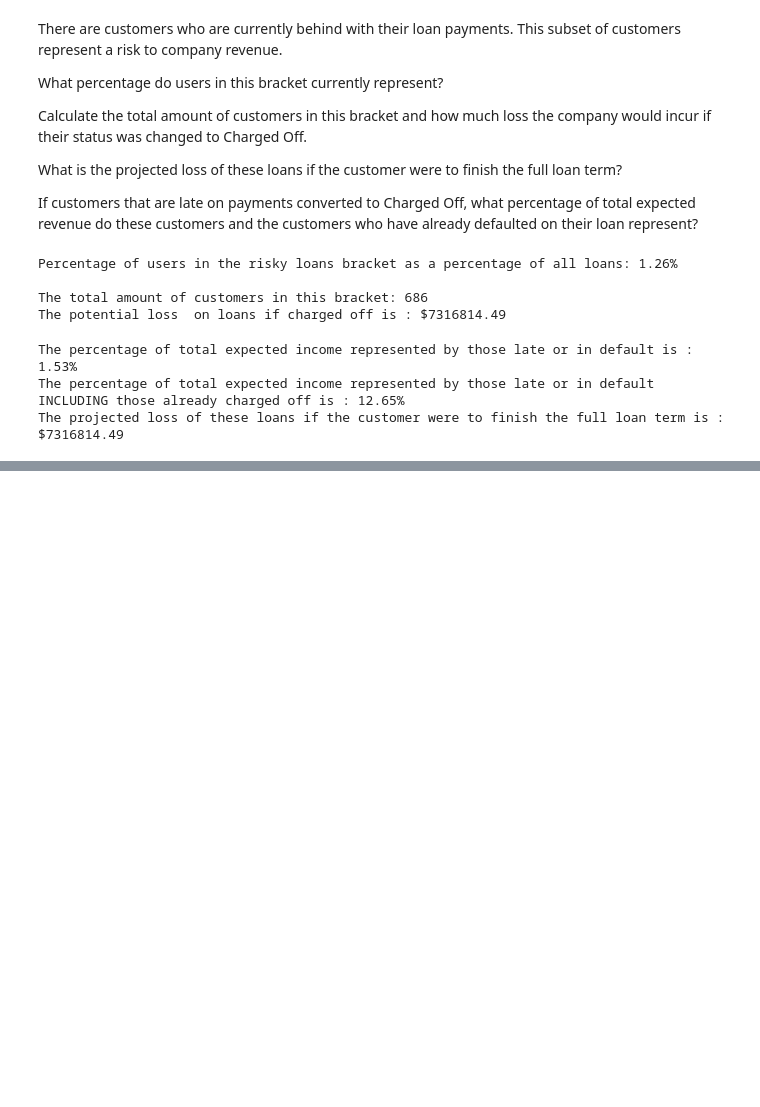
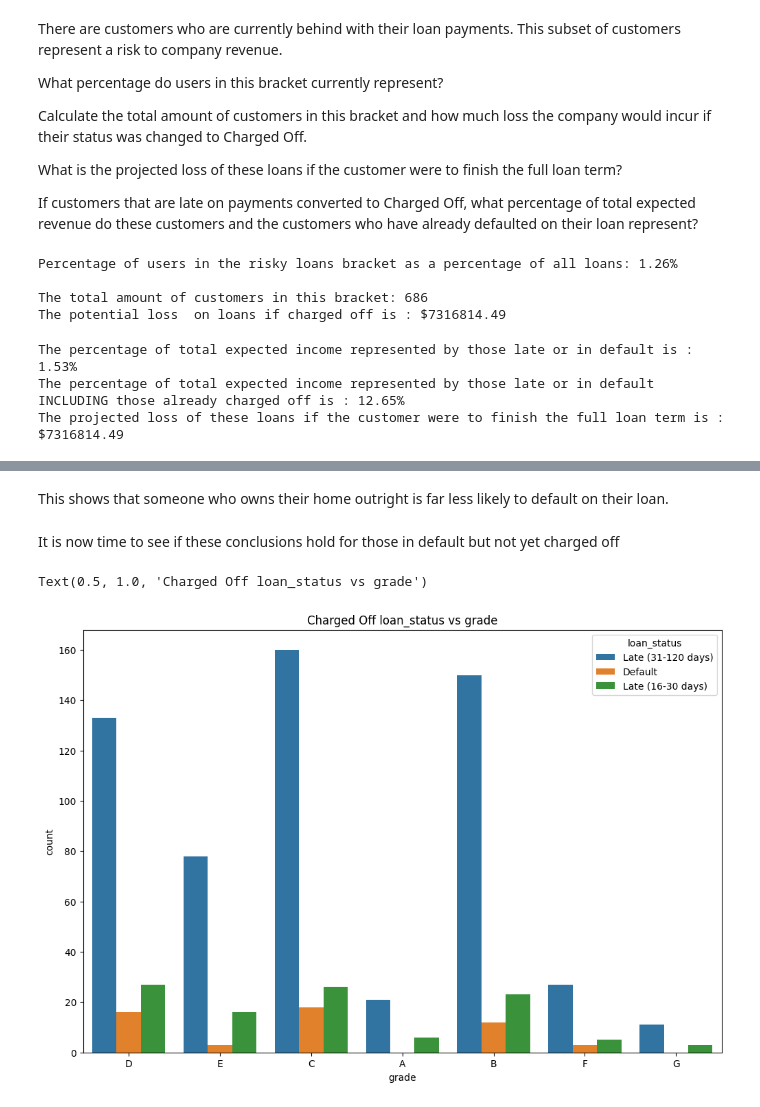
Before and after one commit to balany1/exploratory-data-analysis---customer-loans-in-finance152, a Jupyter notebook: analysis.ipynb, the cells around one changed output, grey strips where cells are left out. Drawn from its saved outputs; the diff is of its cells as text; code cells hidden in the pictures; blank space fills up the shorter version.

```diff
--- a/analysis.ipynb
+++ b/analysis.ipynb
@@ -303,0 +344,14 @@ The projected loss of these loans if the customer were to finish the full loan t
+# %% [markdown]
+This shows that someone who owns their home outright is far less likely to default on their loan.
+# %% [markdown]
+It is now time to see if these conclusions hold for those in default but not yet charged off
+# %%
+df_in_default = df.loc[(df['loan_status']== 'Default')|(df['loan_status']== 'Late (16-30 days)')| (df['loan_status']== 'Late (31-120 days)')]
+
+#relationship between Charged Off loan_status and grade
+fig, ax = plt.subplots(figsize=(12,8))
+sns.countplot(x='grade', hue='loan_status', data=df_in_default)
+plt.title("Charged Off loan_status vs grade")
+# %% [output]
+Text(0.5, 1.0, 'Charged Off loan_status vs grade')
+[figure, added]
```
Also changed, not shown: parts of 15 cells of this notebook, 3 other files.
